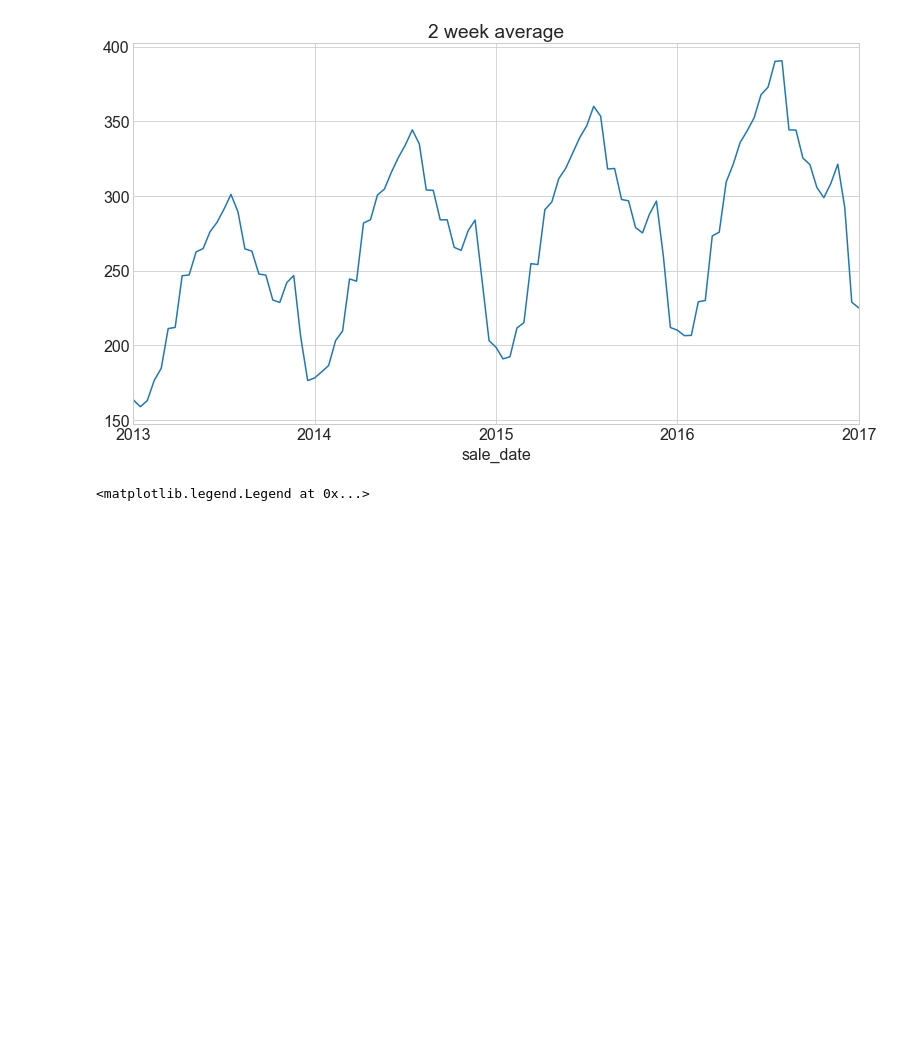
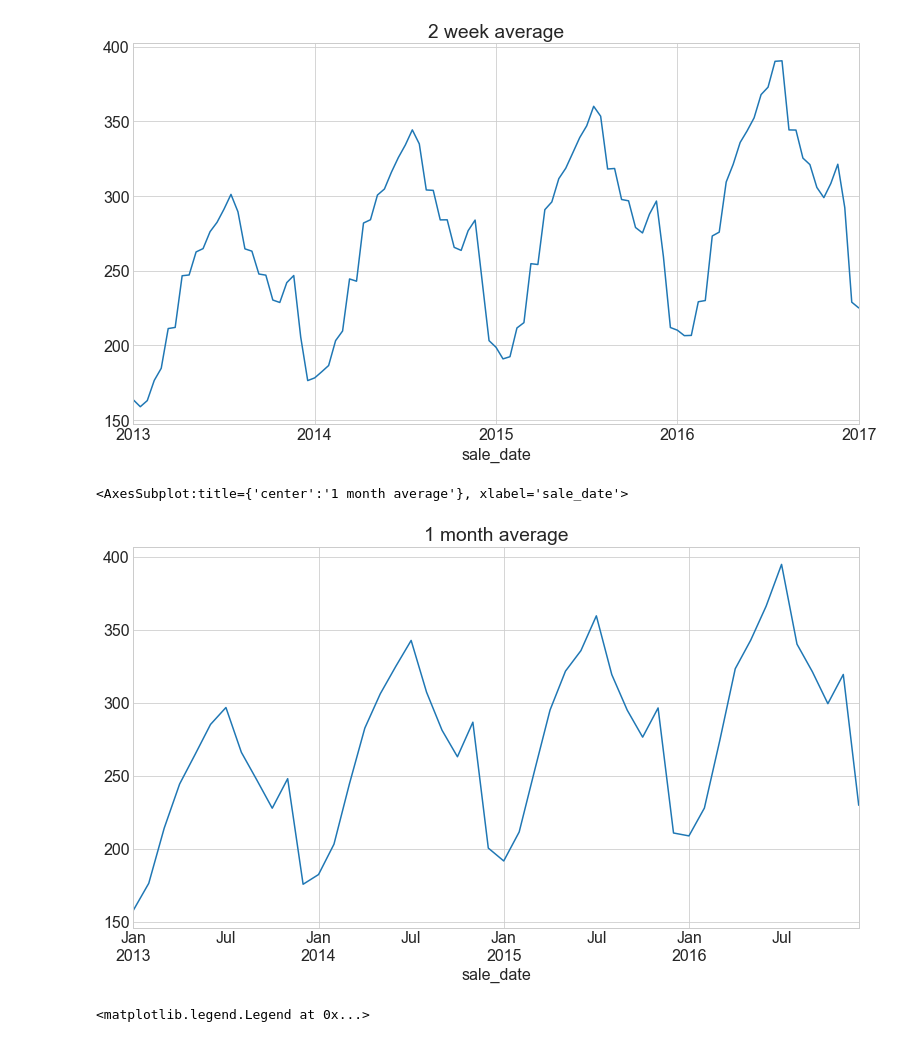
Before and after one commit to brianclements03/time_series_exercises, a Jupyter notebook: TSA_explore_exercises.ipynb, the cells around one changed output. Drawn from its saved outputs; the diff is of its cells as text; code cells hidden in the pictures; blank space fills up the shorter version.

```diff
--- a/TSA_explore_exercises.ipynb
+++ b/TSA_explore_exercises.ipynb
@@ -163,0 +173,6 @@ train_by_date.head()
+# %%
+# maybe use a resample in the future cases, to force you to deal with missing data
+# train_by_date = train.resample('D').sales_total.mean().reset_index()
+# train_by_date = train.groupby(['sale_date']).sales_total.mean().reset_index()
+train_by_date = pd.DataFrame(train.resample('D').sales_total.mean())
+train_by_date.head()
@@ -164,2 +187,2 @@ train_by_date.head()
 # %%
-train_by_date = train_by_date.set_index("sale_date").sort_index()
+#train_by_date = train_by_date.set_index("sale_date").sort_index()
@@ -192,6 +210,11 @@ y.resample('2W').mean().plot(title='2 week average')
 # %% [output]
 <AxesSubplot:title={'center':'2 week average'}, xlabel='sale_date'>
 [figure]
+# %%
+y.resample('1M').mean().plot(title='1 month average')
+# %% [output]
+<AxesSubplot:title={'center':'1 month average'}, xlabel='sale_date'>
+[figure, added]
 # %%
 ax = y.plot(alpha=.3, label='Hourly')
 y.resample('D').mean().plot(ax=ax, alpha=.5, label='Daily')
```
Also changed, not shown: parts of 22 cells of this notebook, 1 other file.
